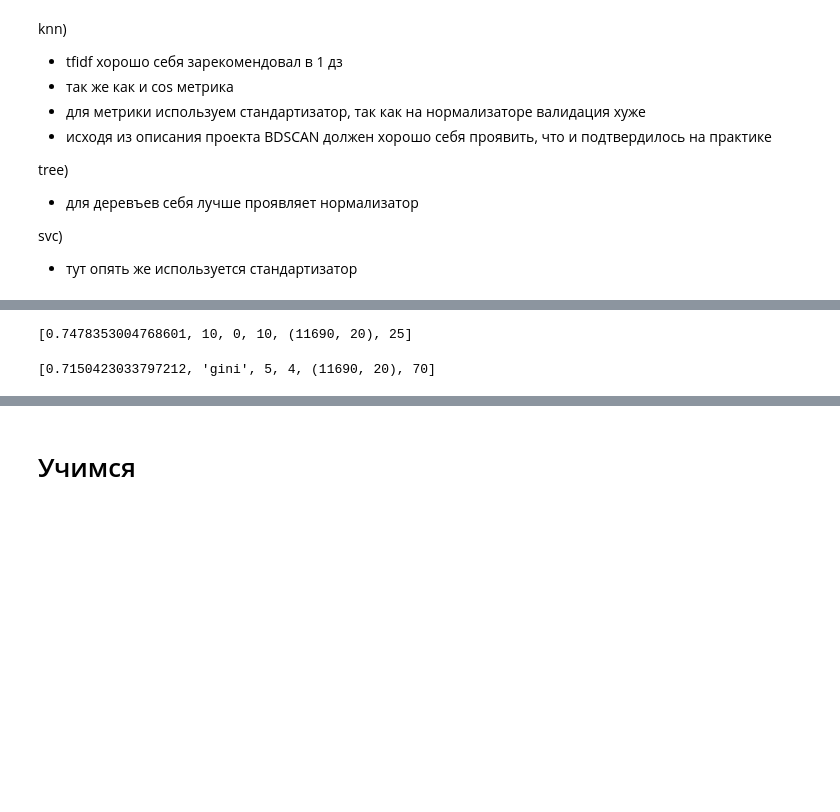
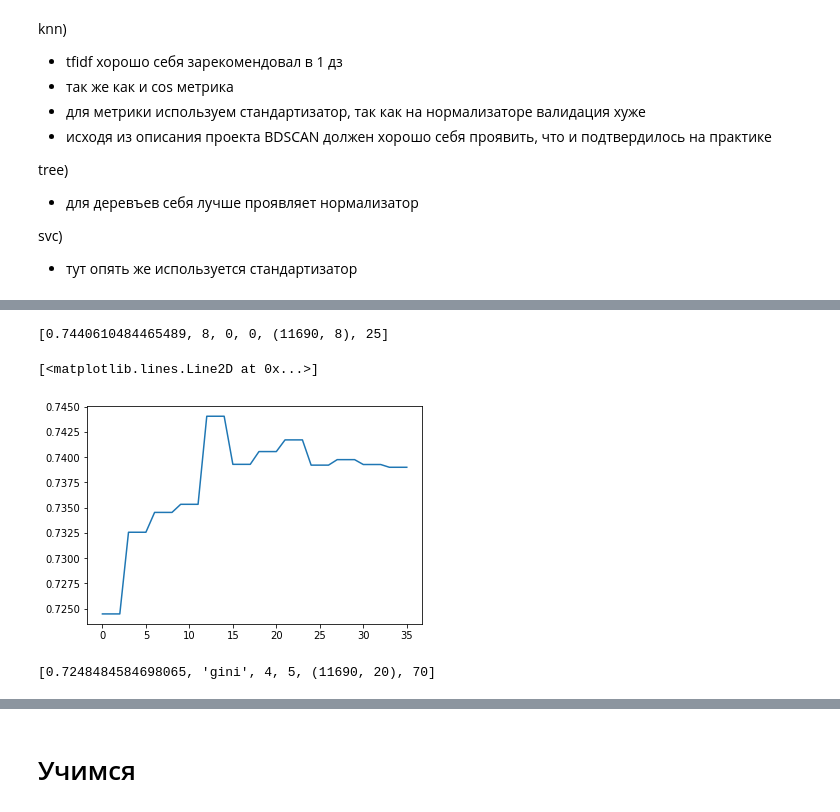
Before and after one commit to GSem-dev/ML1, a Jupyter notebook: galakhov_project.ipynb, the cells around one changed output, grey strips where cells are left out. Saved outputs shown, nothing was run; the diff lists cells and outputs as text; code cells hidden in the pictures; blank space fills up the shorter version.

```diff
--- a/galakhov_project.ipynb
+++ b/galakhov_project.ipynb
@@ -289,7 +211,10 @@ from sklearn.metrics import pairwise_distances
 from sklearn.cluster import DBSCAN
 from sklearn.preprocessing import Normalizer
 # %%
-class container:
+class container(object):
+    """
+    Выделение логики счиывания из файла и предобработки
+    """
     def __init__(self, titles, features):
         vec = TfidfVectorizer()
         titles[0] = '' #  нулевого нет
@@ -353,6 +278,8 @@ class container:
                 X[i:j,-1] = res
                 i = j
             return X, pair_ids
+    def predict_knn(X):
+        pass
 # %%
 from tqdm import tqdm
 from sklearn.feature_extraction.text import TfidfVectorizer
@@ -366,8 +293,8 @@ from sklearn.model_selection import cross_val_score
 def cross_val_knn():
     cos_f = range(4,16,2)
     dbscan_f = [0, 1]
-    fech = [4, 10]
-    nebrs = [25] #range(5, 30, 5)
+    fech = [0] #  [0, 4, 10]
+    nebrs = [25] #  range(5, 30, 5)
     f1 = []
     for c_f in tqdm(cos_f):
         for db_f in dbscan_f:
@@ -381,12 +308,10 @@ def cross_val_knn():
                     X = np.hstack((lft, X[:,c_f][:,np.newaxis]))
                 else:
                     X = scaler.transform(X[:,:c_f])
-                X = np.hstack((X, X_train[:,:f]))
+#                 X = np.hstack((X, X_train[:, :f]))
                 for n in nebrs:
                     model = KNeighborsClassifier(n)
                     f1.append([cross_val_score(model, X, y, cv=10,scoring = 'f1', n_jobs=-1).mean(),c_f, db_f, f, X.shape, n])
     return f1
 
 f = cross_val_knn()
-# c = container(titles_data, 8)
-# c.read('data/train_groups.csv')
@@ -394,4 +335,4 @@ f = cross_val_knn()
 # score, c_f, db_f, f, X.shape, n
 max(f,key=lambda x: x[0])
 # %% [output]
-[0.7478353004768601, 10, 0, 10, (11690, 20), 25]
+[0.7440610484465489, 8, 0, 0, (11690, 8), 25]
@@ -402,0 +339,10 @@ max(f,key=lambda x: x[0])
+# %%
+fig = plt.figure()
+ax1 = fig.add_subplot(111)
+
+ax1.set_title("Значение f1 меры для knn различных параметров валидации")
+ax1.set_ylabel("f1")
+ax1.plot([x[0] for x in f])
+# %% [output]
+[<matplotlib.lines.Line2D at 0x...>]
+[figure, added]
@@ -447,4 +387,4 @@ f = cross_val_randomfor()
 # %%
 max(f,key=lambda x: x[0])
 # %% [output]
-[0.7150423033797212, 'gini', 5, 4, (11690, 20), 70]
+[0.7248484584698065, 'gini', 4, 5, (11690, 20), 70]
```
Also changed, not shown: parts of 27 cells of this notebook.
